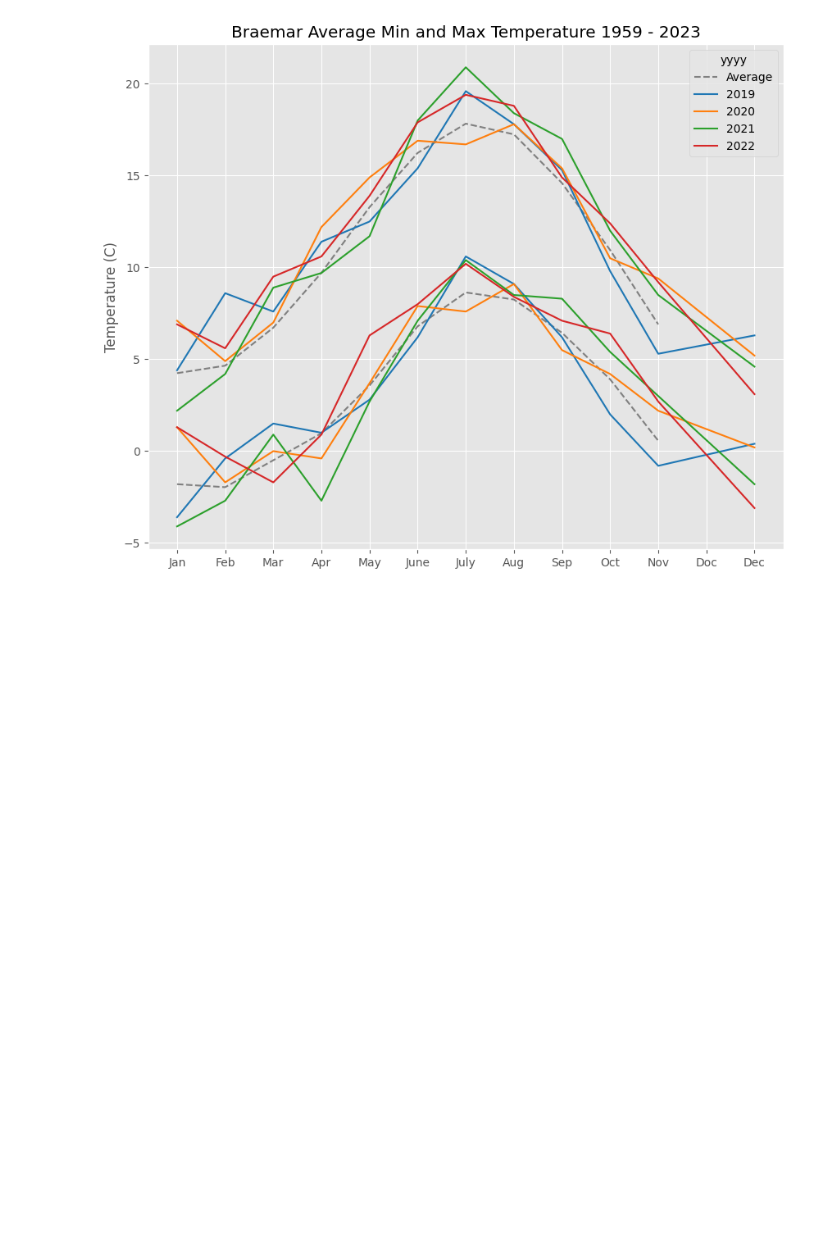
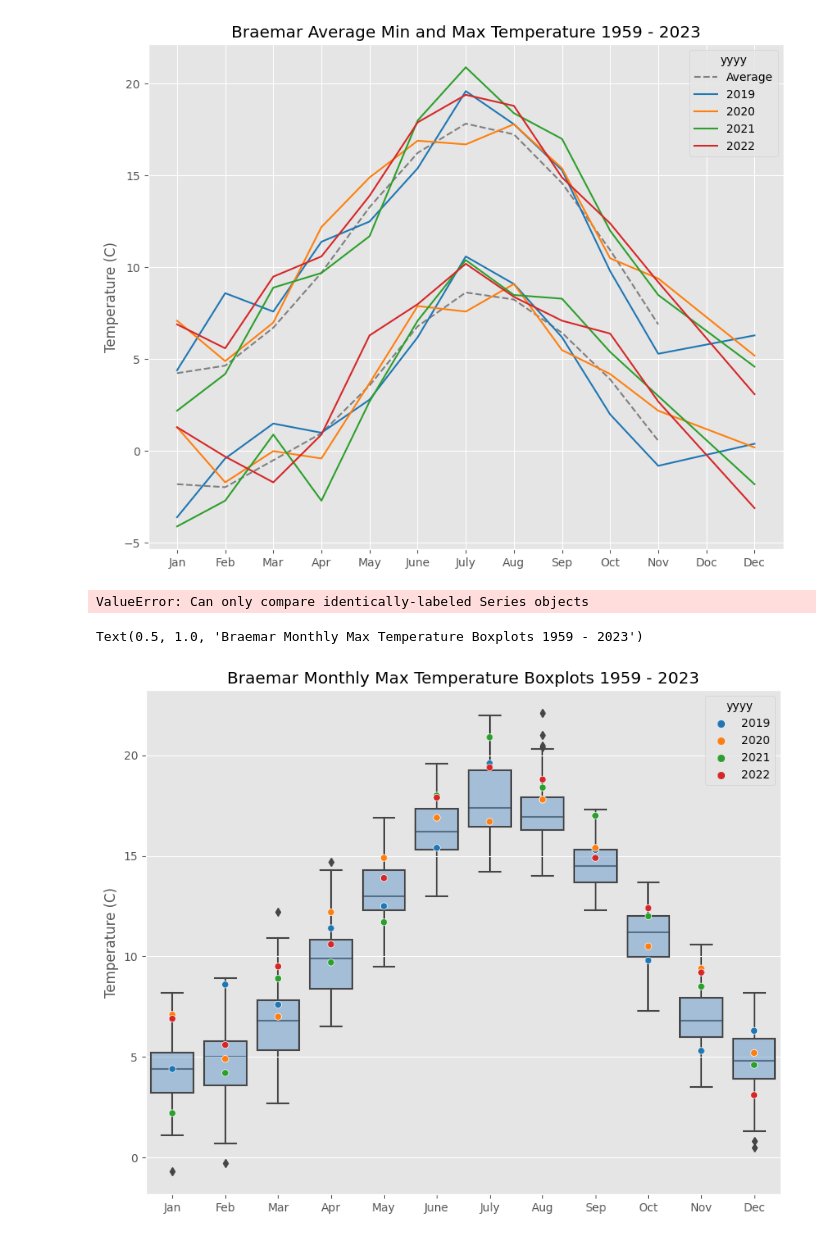
Before and after one commit to jmoro0408/DataVis, a Jupyter notebook: UK Temperature/temp_plotting.ipynb, the cells around one changed output. Cells and saved outputs as stored; diff of their text form; code cells hidden in the pictures; blank space fills up the shorter version.

Commit message:
add temp boxplot

```diff
--- a/UK Temperature/temp_plotting.ipynb
+++ b/UK Temperature/temp_plotting.ipynb
@@ -292,3 +294,35 @@ ax.set_title("Braemar Average Min and Max Temperature 1959 - 2023")
 # %% [output]
 Text(0.5, 1.0, 'Braemar Average Min and Max Temperature 1959 - 2023')
 [figure]
+# %%
+melted = braemar_df.melt(id_vars = 'mm', value_vars='tmax')
+# %%
+braemar_years_tmax = braemar_df[braemar_df['yyyy'].isin(years)][['yyyy','mm','tmax']]
+# %%
+max_by_month = braemar_df.groupby('mm', as_index = False).max()[['mm', 'tmax']]
+braemar_df[(braemar_df['mm'] == max_by_month['mm'])
+           & (braemar_df['tmax'] == max_by_month['tmax'])]
+# %% [output]
+ValueError: Can only compare identically-labeled Series objects
+# %%
+fig, ax = plt.subplots(figsize = (10,8))
+sns.boxplot(data = melted,
+            x = 'mm',
+            y = 'value',
+            boxprops={"facecolor": (.4, .6, .8, .5)},
+            ax = ax,
+            zorder = 0)
+
+sns.scatterplot(data = braemar_years_tmax,
+                x = 'mm',
+                hue = 'yyyy',
+                y = 'tmax',
+                palette = 'tab10',
+                zorder = 1)
+
+ax.set_ylabel("Temperature (C)")
+ax.set_xlabel("")
+ax.set_title("Braemar Monthly Max Temperature Boxplots 1959 - 2023")
+# %% [output]
+Text(0.5, 1.0, 'Braemar Monthly Max Temperature Boxplots 1959 - 2023')
+[figure, added]
```
Also changed, not shown: parts of 1 cell of this notebook.
